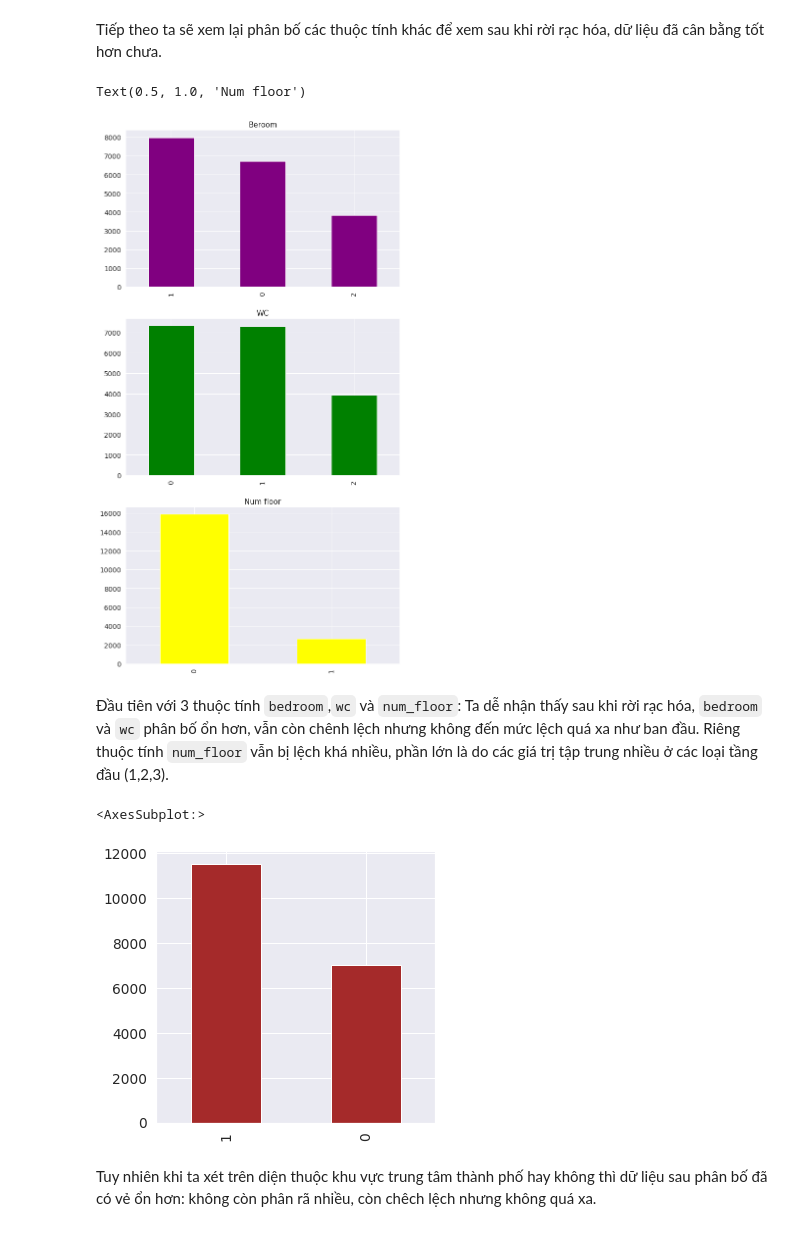
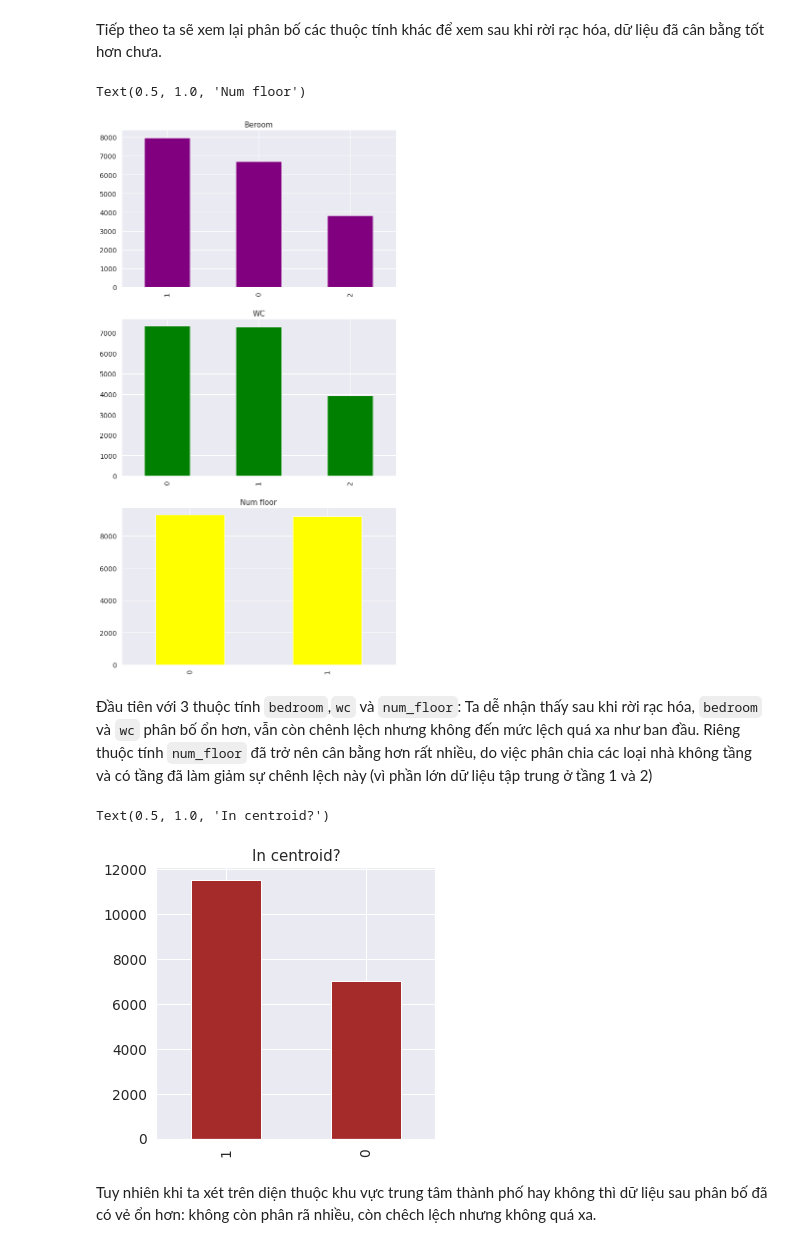
Before and after one commit to nguyentrongvan/Data-Science, a Jupyter notebook: DataPreprocessing.ipynb, the cells around one changed output. Drawn from its saved outputs; the diff is of its cells as text; code cells hidden in the pictures.

```diff
--- a/DataPreprocessing.ipynb
+++ b/DataPreprocessing.ipynb
@@ -492,6 +518,6 @@ df_house['wc']=pd.qcut(df_house['wc'],3,labels=[0,1,2])
 # %%
 for i in range(len(df_house)):
-    if df_house['num_floor'][i]<4:
+    if df_house['num_floor'][i]<2:
         df_house.loc[i,'num_floor']=0
     else:
         df_house.loc[i,'num_floor']=1
@@ -670,15 +696,16 @@ df_house['num_floor'].value_counts().plot.bar(color='yellow',ax=ax3)
 ax3.set_title('Num floor')#
 # %% [output]
 Text(0.5, 1.0, 'Num floor')
-[figure, old version]
+[figure, new version]
 # %% [markdown]
-Đầu tiên với 3 thuộc tính `bedroom`,`wc` và `num_floor`: Ta dễ nhận thấy sau khi rời rạc hóa, `bedroom` và `wc` phân bố ổn hơn, vẫn còn chênh lệch nhưng không đến mức lệch quá xa như ban đầu. Riêng thuộc tính `num_floor` vẫn bị lệch khá nhiều, phần lớn là do các giá trị tập trung nhiều ở các loại tầng đầu (1,2,3).
+Đầu tiên với 3 thuộc tính `bedroom`,`wc` và `num_floor`: Ta dễ nhận thấy sau khi rời rạc hóa, `bedroom` và `wc` phân bố ổn hơn, vẫn còn chênh lệch nhưng không đến mức lệch quá xa như ban đầu. Riêng thuộc tính `num_floor` đã trở nên cân bằng hơn rất nhiều, do việc phân chia các loại nhà không tầng và có tầng đã làm giảm sự chênh lệch này (vì phần lớn dữ liệu tập trung ở tầng 1 và 2)
 # %%
 plt.figure(figsize=(5,5))
 df_house['in_centroid'].value_counts().plot.bar(color='brown')
+plt.title('In centroid?')
 # %% [output]
-<AxesSubplot:>
+Text(0.5, 1.0, 'In centroid?')
-[figure, old version]
+[figure, new version]
 # %% [markdown]
 Tuy nhiên khi ta xét trên diện thuộc khu vực trung tâm thành phố hay không thì dữ liệu sau phân bố đã có vẻ ổn hơn: không còn phân rã nhiều, còn chêch lệch nhưng không quá xa.
 # %%
```
Also changed, not shown: parts of 15 cells of this notebook, 1 other file.
